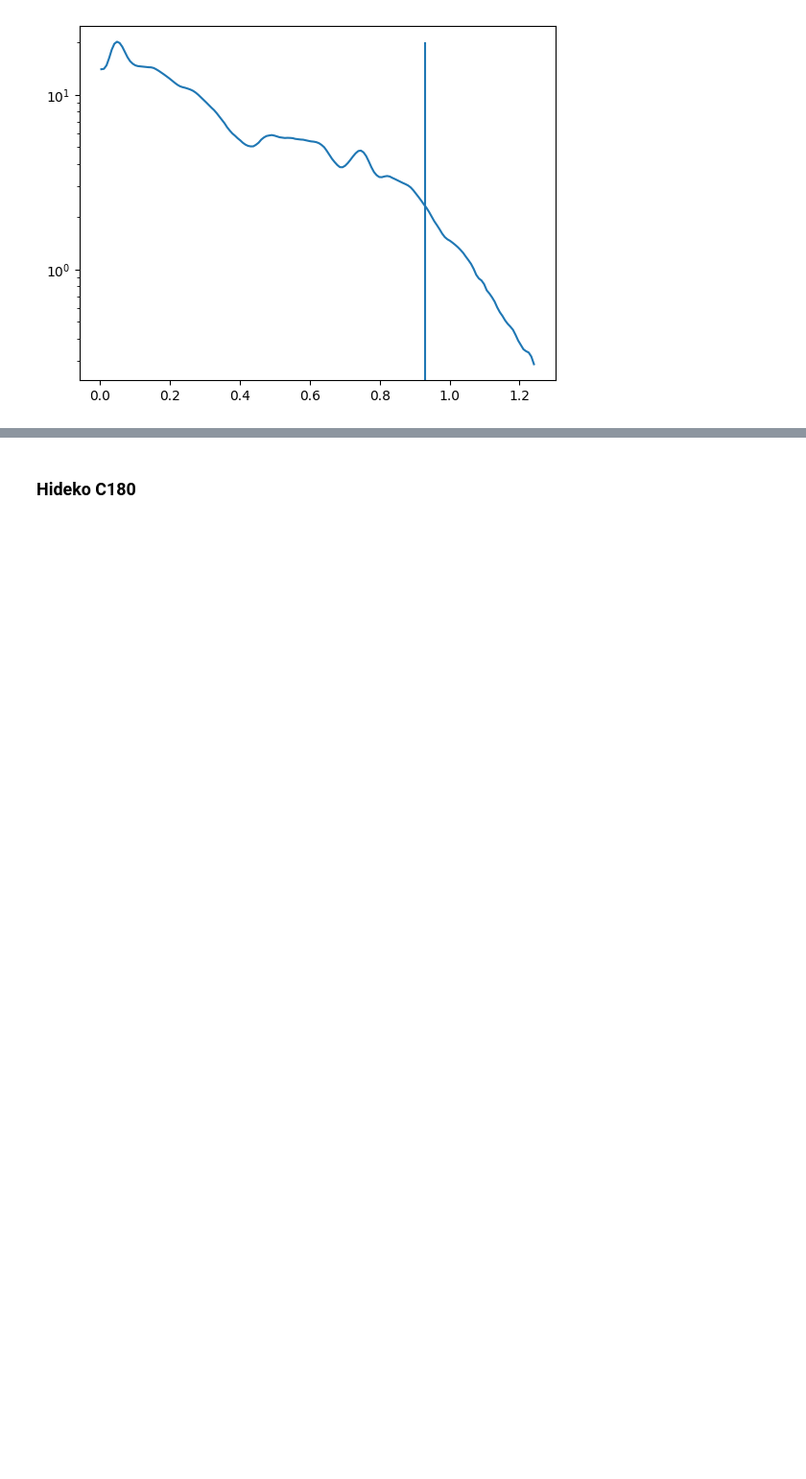
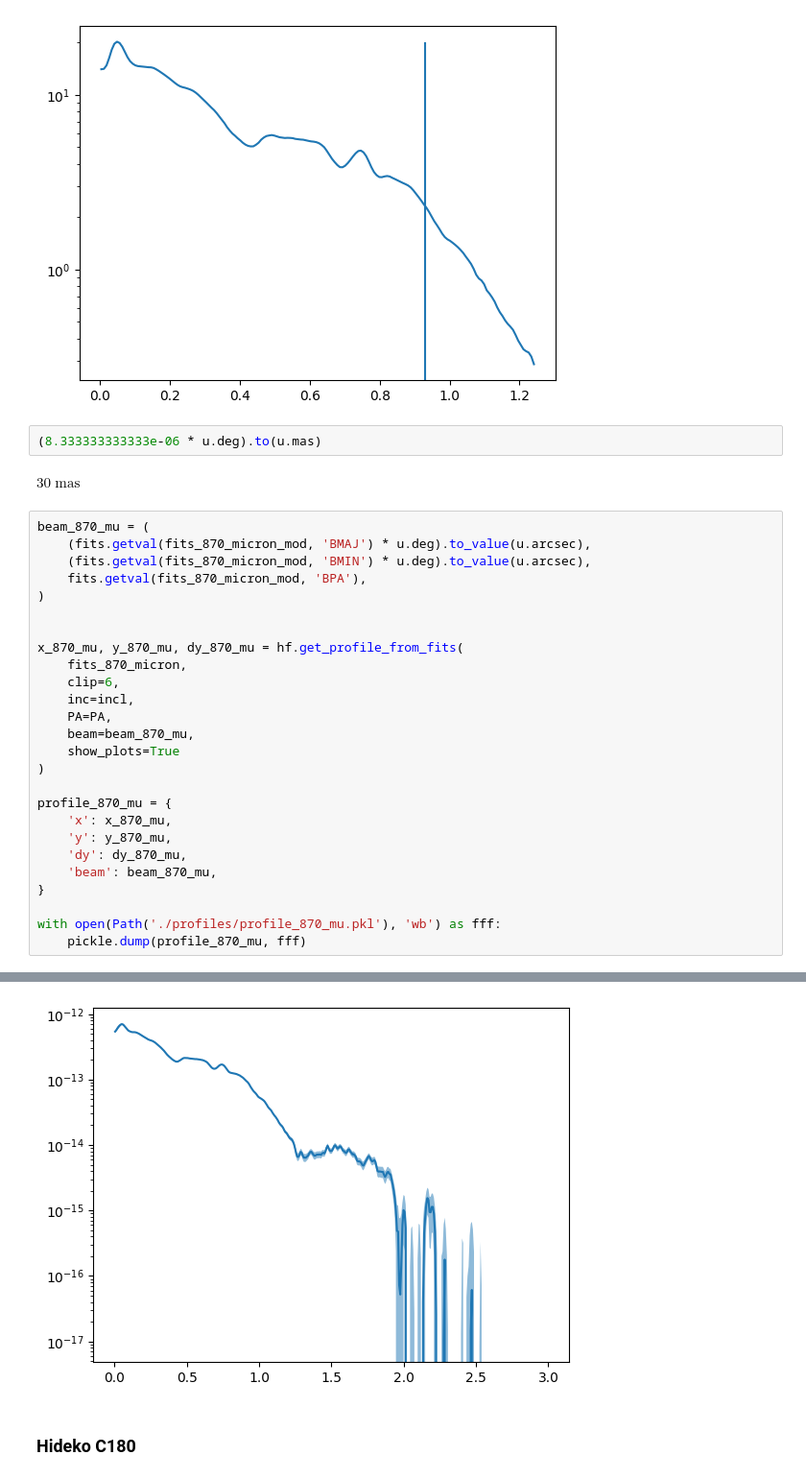
Before and after one commit to rfranceschi/disksimtool, a Jupyter notebook: observation_quicklook.ipynb, the cells around one changed output, grey strips where cells are left out. Shown at 96% size. Saved outputs shown, nothing was run; the diff lists cells and outputs as text; blank space fills up the shorter version.

```diff
--- a/observation_quicklook.ipynb
+++ b/observation_quicklook.ipynb
@@ -361,3 +342,34 @@ plt.vlines([0.93], 0, 20)
 # %% [output]
 <matplotlib.collections.LineCollection at 0x...>
 [figure]
+# %%
+(8.333333333333e-06 * u.deg).to(u.mas)
+# %% [output]
+$30 \; \mathrm{mas}$
+# %%
+beam_870_mu = (
+    (fits.getval(fits_870_micron_mod, 'BMAJ') * u.deg).to_value(u.arcsec),
+    (fits.getval(fits_870_micron_mod, 'BMIN') * u.deg).to_value(u.arcsec),
+    fits.getval(fits_870_micron_mod, 'BPA'),
+)
+
+
+x_870_mu, y_870_mu, dy_870_mu = hf.get_profile_from_fits(
+    fits_870_micron,
+    clip=6,
+    inc=incl,
+    PA=PA,
+    beam=beam_870_mu,
+    show_plots=True
+)
+
+profile_870_mu = {
+    'x': x_870_mu,
+    'y': y_870_mu,
+    'dy': dy_870_mu,
+    'beam': beam_870_mu,
+}
+
+with open(Path('./profiles/profile_870_mu.pkl'), 'wb') as fff:
+    pickle.dump(profile_870_mu, fff)
+# %% [output]
@@ -364,3 +379,4 @@ plt.vlines([0.93], 0, 20)
+[figure, added]
 # %% [markdown]
 ### Hideko C180
 # %%
```
Also changed, not shown: parts of 6 cells of this notebook, 3 other files.
